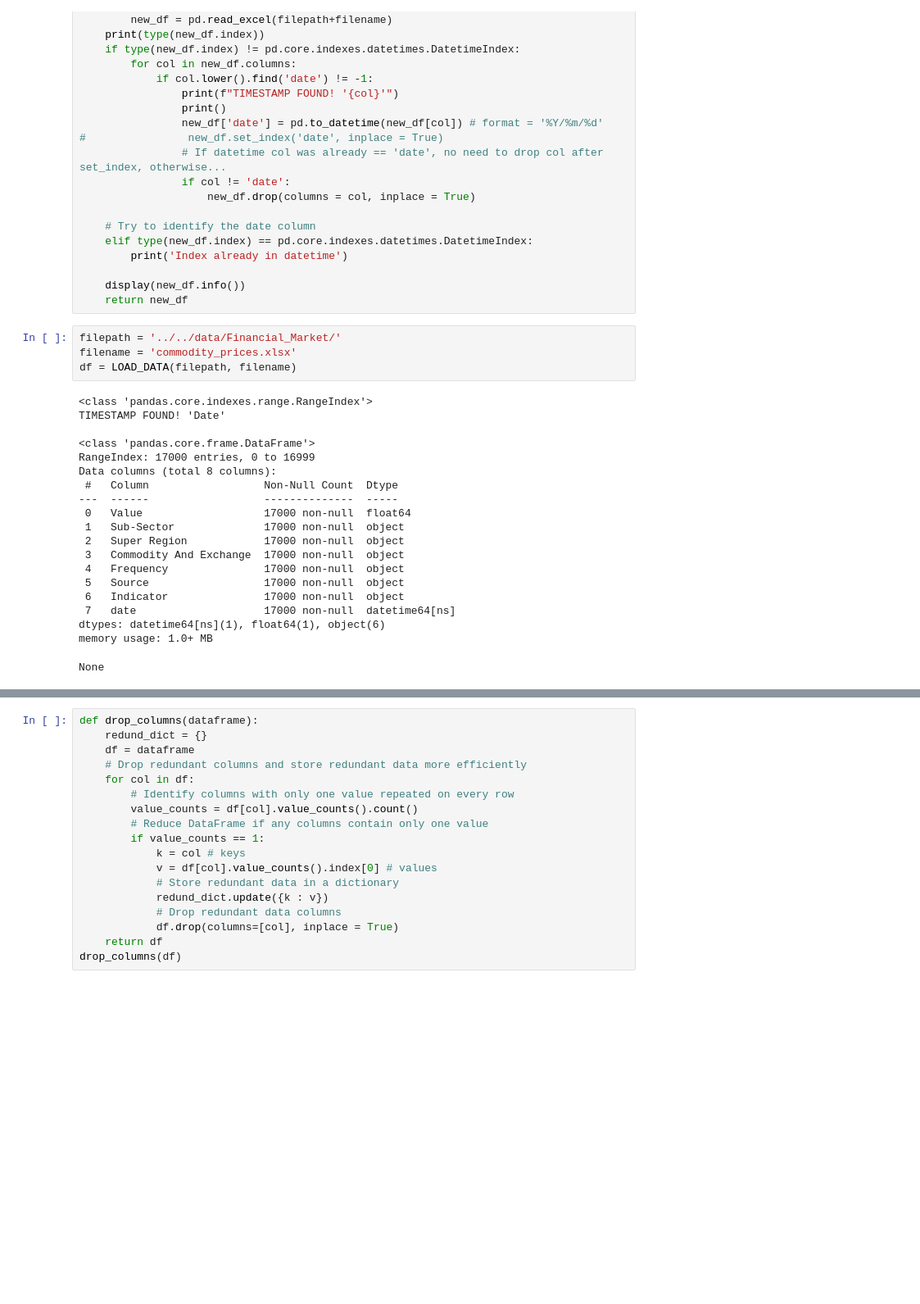
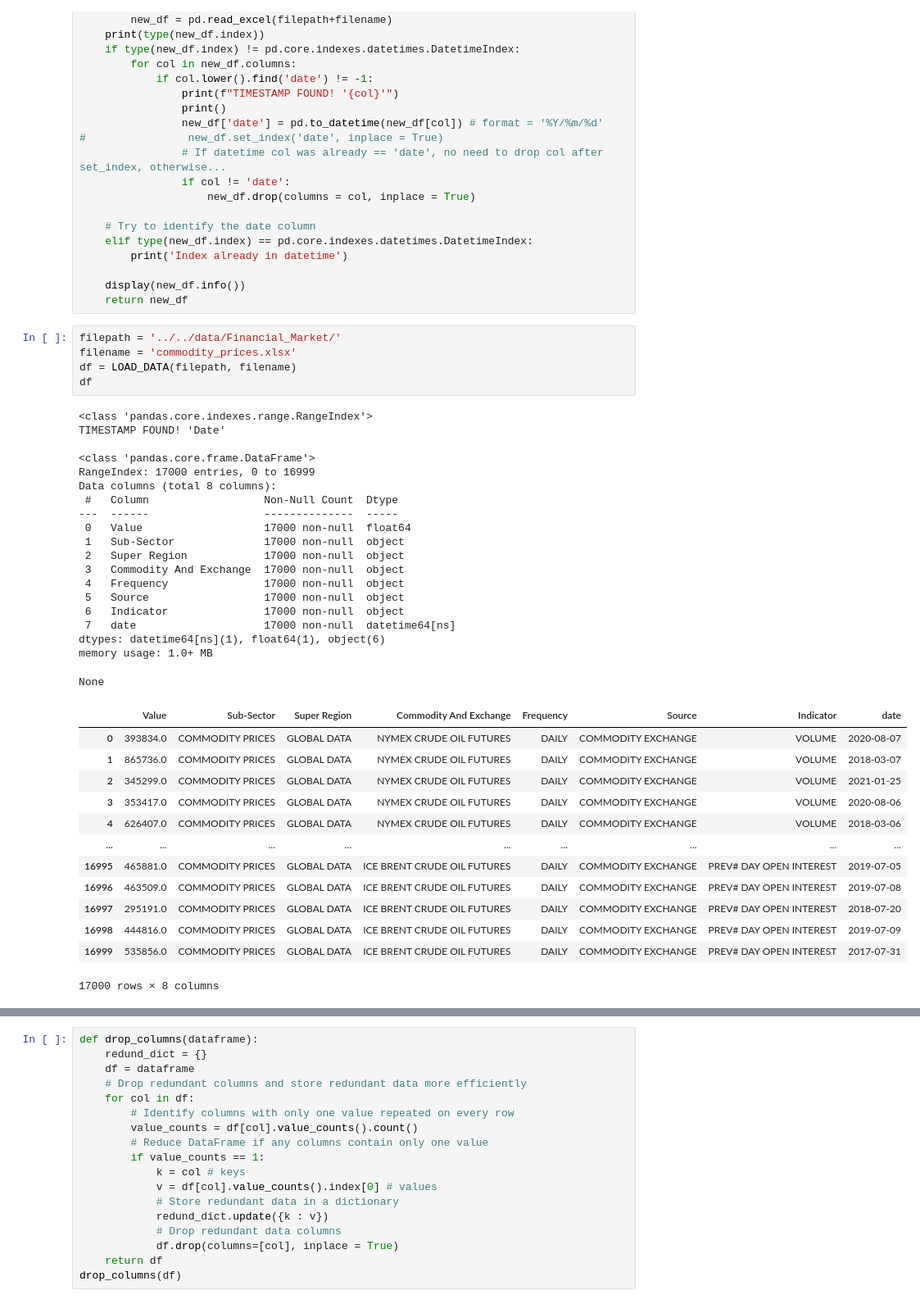
Before and after one commit to griffinwt/Hackathon_March2021, a Jupyter notebook: code/EDA-Brandon/Commodity-Prices.ipynb, the cells around one changed output, grey strips where cells are left out. Shown at 82% size. Cells and saved outputs as stored; diff of their text form; blank space fills up the shorter version.

Commit message:
Updating commodity EDA notebook.

```diff
--- a/code/EDA-Brandon/Commodity-Prices.ipynb
+++ b/code/EDA-Brandon/Commodity-Prices.ipynb
@@ -109,24 +109,38 @@ def LOAD_DATA(filepath, filename):
 # %%
 filepath = '../../data/Financial_Market/'
 filename = 'commodity_prices.xlsx'
 df = LOAD_DATA(filepath, filename)
+df
 # %% [output]
 <class 'pandas.core.indexes.range.RangeIndex'>
 TIMESTAMP FOUND! 'Date'
 
 <class 'pandas.core.frame.DataFrame'>
 RangeIndex: 17000 entries, 0 to 16999
 Data columns (total 8 columns):
  #   Column                  Non-Null Count  Dtype
 ---  ------                  --------------  -----
  0   Value                   17000 non-null  float64
  1   Sub-Sector              17000 non-null  object
  2   Super Region            17000 non-null  object
  3   Commodity And Exchange  17000 non-null  object
  4   Frequency               17000 non-null  object
  5   Source                  17000 non-null  object
  6   Indicator               17000 non-null  object
  7   date                    17000 non-null  datetime64[ns]
 dtypes: datetime64[ns](1), float64(1), object(6)
 memory usage: 1.0+ MB
 None
+|  | Value | Sub-Sector | Super Region | Commodity And Exchange | Frequency | Source | Indicator | date |
+| 0 | 393834.0 | COMMODITY PRICES | GLOBAL DATA | NYMEX CRUDE OIL FUTURES | DAILY | COMMODITY EXCHANGE | VOLUME | 2020-08-07 |
+| 1 | 865736.0 | COMMODITY PRICES | GLOBAL DATA | NYMEX CRUDE OIL FUTURES | DAILY | COMMODITY EXCHANGE | VOLUME | 2018-03-07 |
+| 2 | 345299.0 | COMMODITY PRICES | GLOBAL DATA | NYMEX CRUDE OIL FUTURES | DAILY | COMMODITY EXCHANGE | VOLUME | 2021-01-25 |
+| 3 | 353417.0 | COMMODITY PRICES | GLOBAL DATA | NYMEX CRUDE OIL FUTURES | DAILY | COMMODITY EXCHANGE | VOLUME | 2020-08-06 |
+| 4 | 626407.0 | COMMODITY PRICES | GLOBAL DATA | NYMEX CRUDE OIL FUTURES | DAILY | COMMODITY EXCHANGE | VOLUME | 2018-03-06 |
+| ... | ... | ... | ... | ... | ... | ... | ... | ... |
+| 16995 | 465881.0 | COMMODITY PRICES | GLOBAL DATA | ICE BRENT CRUDE OIL FUTURES | DAILY | COMMODITY EXCHANGE | PREV# DAY OPEN INTEREST | 2019-07-05 |
+| 16996 | 463509.0 | COMMODITY PRICES | GLOBAL DATA | ICE BRENT CRUDE OIL FUTURES | DAILY | COMMODITY EXCHANGE | PREV# DAY OPEN INTEREST | 2019-07-08 |
+| 16997 | 295191.0 | COMMODITY PRICES | GLOBAL DATA | ICE BRENT CRUDE OIL FUTURES | DAILY | COMMODITY EXCHANGE | PREV# DAY OPEN INTEREST | 2018-07-20 |
+| 16998 | 444816.0 | COMMODITY PRICES | GLOBAL DATA | ICE BRENT CRUDE OIL FUTURES | DAILY | COMMODITY EXCHANGE | PREV# DAY OPEN INTEREST | 2019-07-09 |
+| 16999 | 535856.0 | COMMODITY PRICES | GLOBAL DATA | ICE BRENT CRUDE OIL FUTURES | DAILY | COMMODITY EXCHANGE | PREV# DAY OPEN INTEREST | 2017-07-31 |
+17000 rows × 8 columns
```
Also changed, not shown: parts of 14 cells of this notebook.
